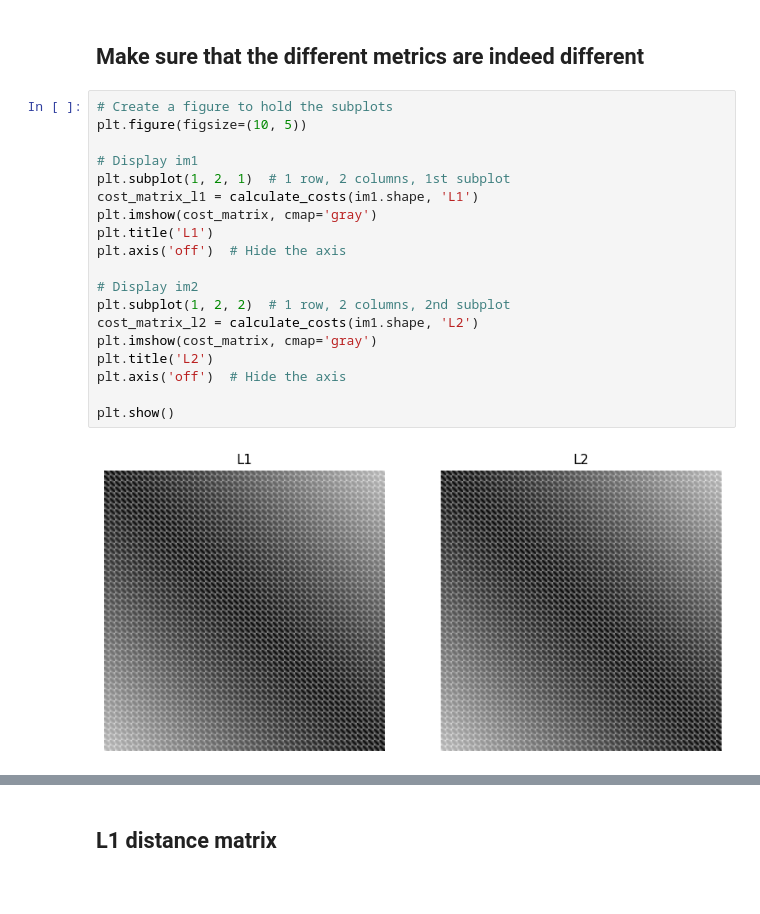
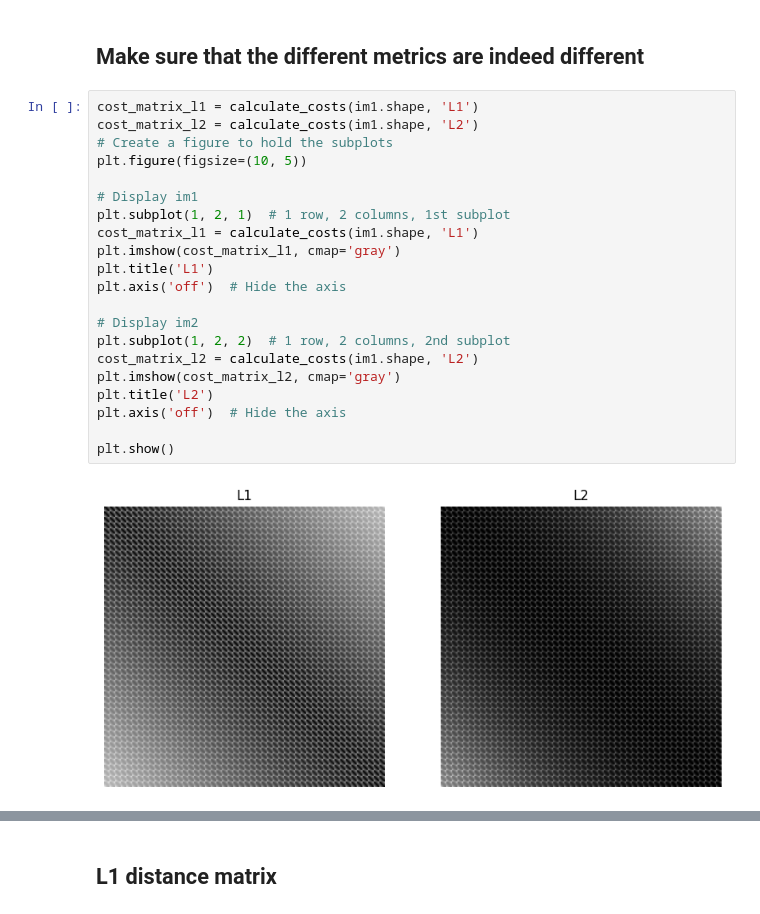
Before and after one commit to warik21/Thesis, a Jupyter notebook: notebooks/images_w_p_vs_l2_plotting.ipynb, the cells around one changed output, grey strips where cells are left out. Drawn from its saved outputs; the diff is of its cells as text.

```diff
--- a/notebooks/images_w_p_vs_l2_plotting.ipynb
+++ b/notebooks/images_w_p_vs_l2_plotting.ipynb
@@ -49,26 +52,28 @@ plt.savefig('images/images.png')
 # %% [markdown]
 ## Make sure that the different metrics are indeed different
 # %%
+cost_matrix_l1 = calculate_costs(im1.shape, 'L1')
+cost_matrix_l2 = calculate_costs(im1.shape, 'L2')
 # Create a figure to hold the subplots
 plt.figure(figsize=(10, 5))
 
 # Display im1
 plt.subplot(1, 2, 1)  # 1 row, 2 columns, 1st subplot
 cost_matrix_l1 = calculate_costs(im1.shape, 'L1')
-plt.imshow(cost_matrix, cmap='gray')
+plt.imshow(cost_matrix_l1, cmap='gray')
 plt.title('L1')
 plt.axis('off')  # Hide the axis
 
 # Display im2
 plt.subplot(1, 2, 2)  # 1 row, 2 columns, 2nd subplot
 cost_matrix_l2 = calculate_costs(im1.shape, 'L2')
-plt.imshow(cost_matrix, cmap='gray')
+plt.imshow(cost_matrix_l2, cmap='gray')
 plt.title('L2')
 plt.axis('off')  # Hide the axis
 
 plt.show()
 # %% [output]
-[figure, old version]
+[figure, new version]
 # %%
 print(sum(cost_matrix_l1 == cost_matrix_l2))
 cost_matrix_l1.shape
```
Also changed, not shown: parts of 10 cells of this notebook, 4 other files.
